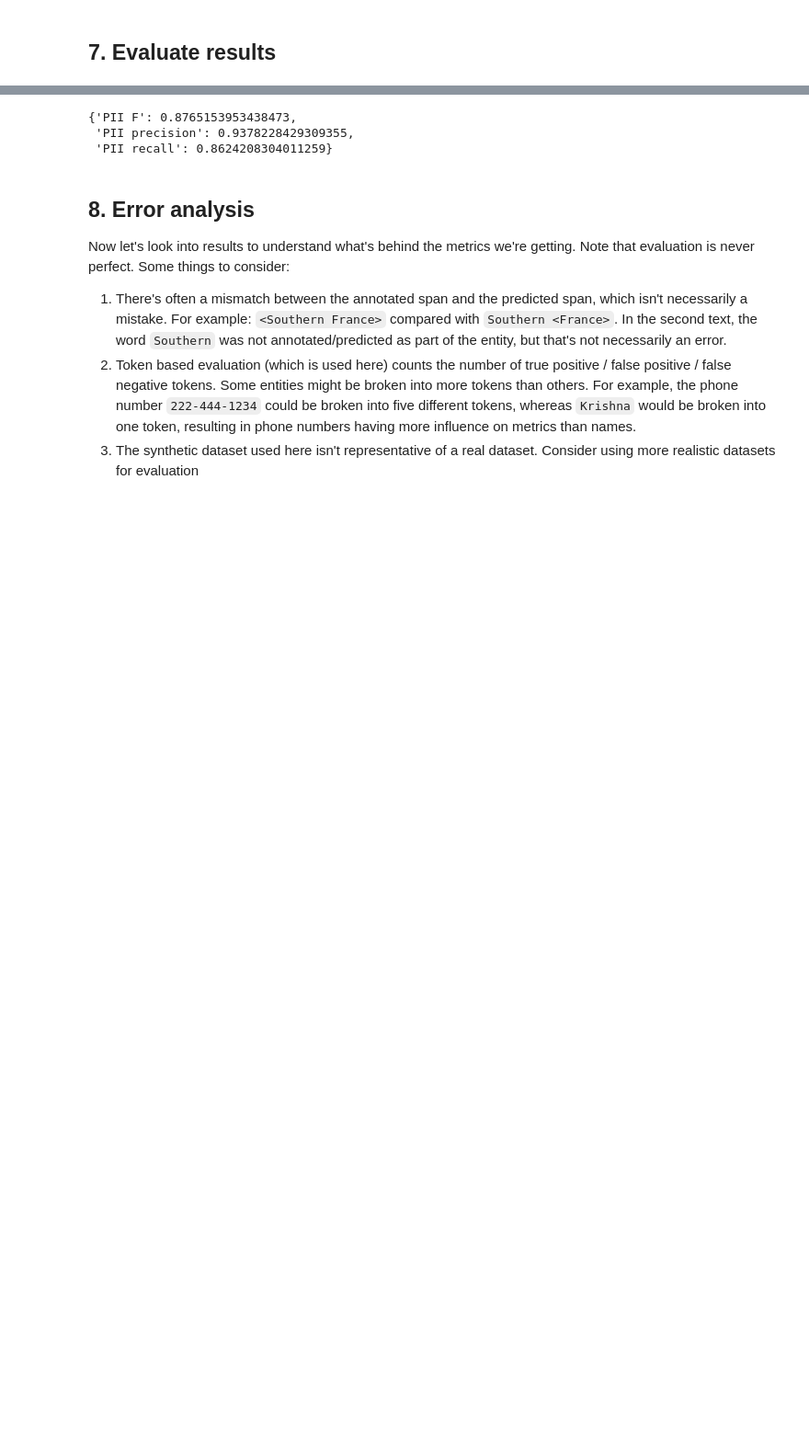
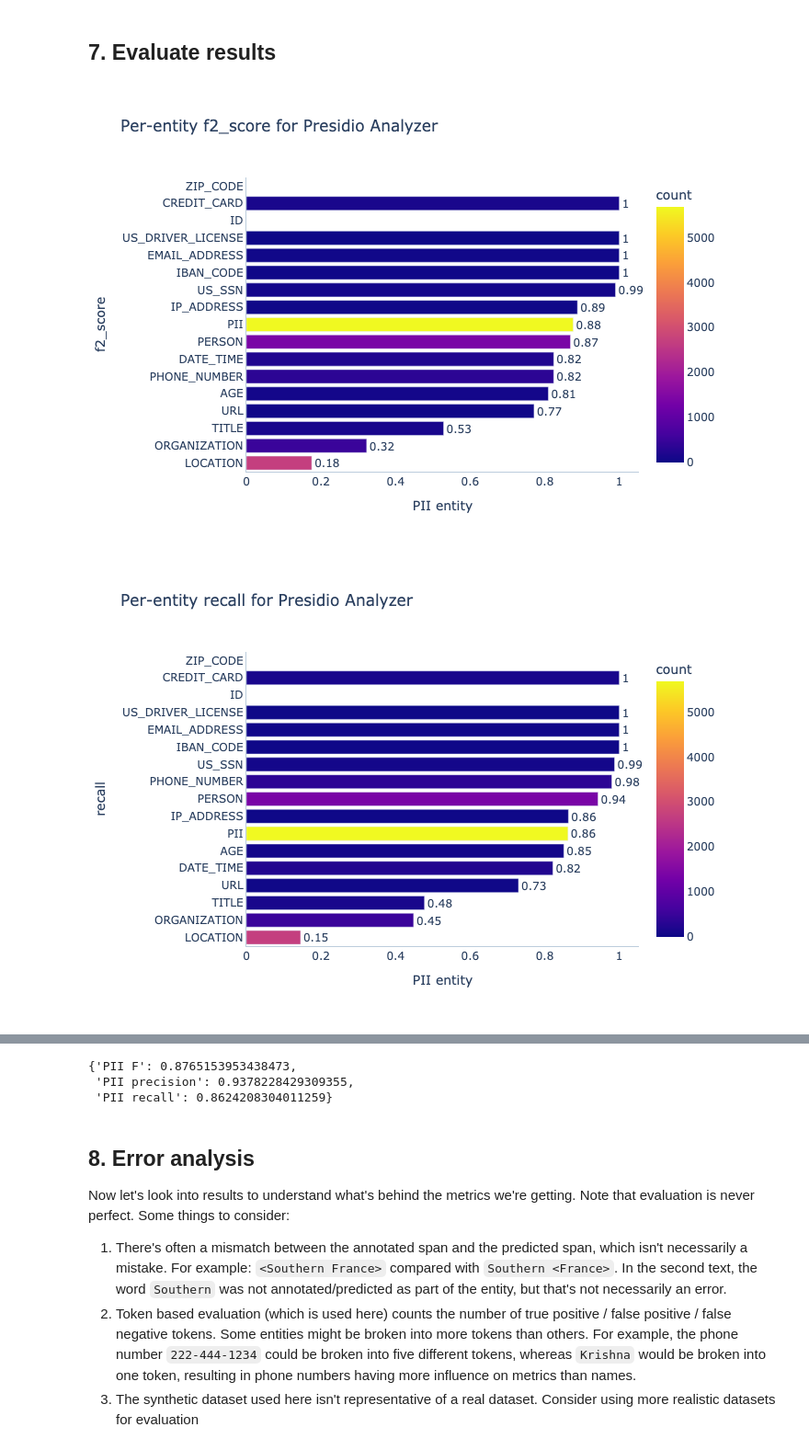
Before and after one commit to microsoft/presidio-research, a Jupyter notebook: notebooks/5_Evaluate_Custom_Presidio_Analyzer.ipynb, the cells around one changed output, grey strips where cells are left out. Shown at 92% size. Saved outputs shown, nothing was run; the diff lists cells and outputs as text; code cells hidden in the pictures; blank space fills up the shorter version.

Commit message:
render plots as images

```diff
--- a/notebooks/5_Evaluate_Custom_Presidio_Analyzer.ipynb
+++ b/notebooks/5_Evaluate_Custom_Presidio_Analyzer.ipynb
@@ -382,8 +382,11 @@ Wall time: 1min 2s
 # %%
 # Plot output
 plotter = Plotter(results=results,
                   model_name = evaluator.model.name,
-                  save_as="png",
+                  #save_as="png",
                   beta = 2)
 
 plotter.plot_scores()
+# %% [output]
+[figure, added]
+[figure, added]
```
Also changed, not shown: parts of 7 cells of this notebook, 1 other file.
